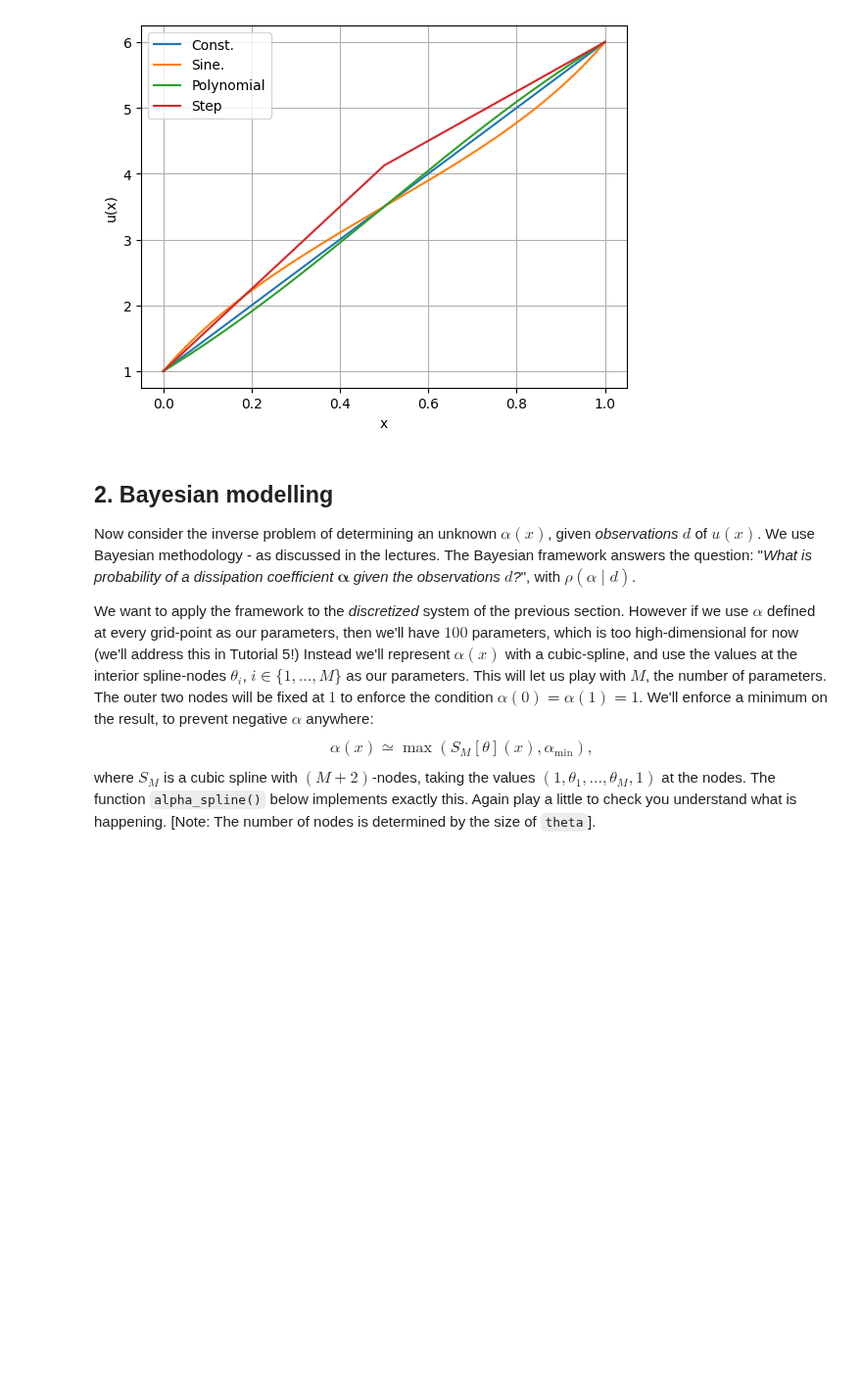
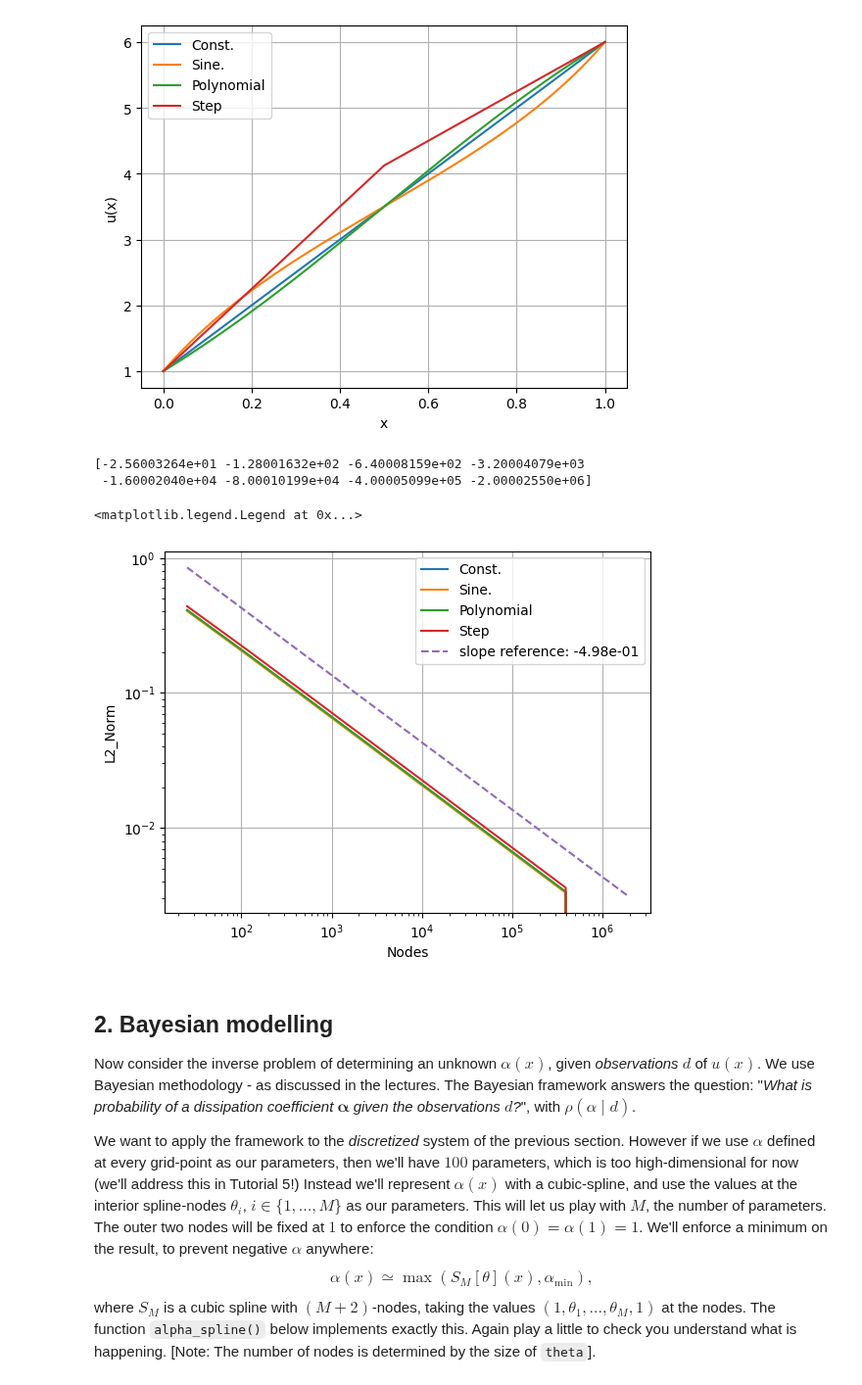
Before and after one commit to msahirs/CFD_IV, a Jupyter notebook: Tutorial3.ipynb, the cells around one changed output. Shown at 98% size. Saved outputs shown, nothing was run; the diff lists cells and outputs as text; code cells hidden in the pictures; blank space fills up the shorter version.

```diff
--- a/Tutorial3.ipynb
+++ b/Tutorial3.ipynb
@@ -135,3 +132,57 @@ pass
+# %%
+N_list = np.array([5**x for x in range(2,10)])
+
+def get_L2Norm(vals):
+
+    return np.sqrt(np.sum(vals**2))/vals.size
+
+u1_N,u2_N,u3_N,u4_N = [],[],[],[]
+
+for N in N_list:
+
+    x = np.linspace(0,1, N+1)
+
+
+    rhs = np.zeros(N+1) # LaPlace
+    # rhs = np.ones(N+1) * 1 # Poission
+
+    # choose alpha(x). Ensure that given dirichlet BCs are satisfied (alpha(x=0) = alpha(x=1) = 1)
+    alpha_1 = np.ones(N+1) # constant
+    alpha_2 = 1 + np.sin(np.pi*x) #sine
+    alpha_3 = 1 + x*(x-1) #polynomial
+    alpha_4 = np.copy(alpha_1)
+    alpha_4[x < 0.5] = 0.75
+    alpha_4[x >= 0.5] = 1.25
+    pass # OPTIONAL: try more alpha(x)
+
+
+    u1_N.append(get_L2Norm(solve_poisson(alpha_1, rhs, U0, U1)))
+    u2_N.append(get_L2Norm(solve_poisson(alpha_2, rhs, U0, U1)))
+    u3_N.append(get_L2Norm(solve_poisson(alpha_3, rhs, U0, U1)))
+    u4_N.append(get_L2Norm(solve_poisson(alpha_4, rhs, U0, U1)))
+
+
+plt.figure()
+plt.loglog(N_list, np.abs(np.hstack((np.diff(u1_N),0))), label = 'Const.')
+plt.loglog(N_list, np.abs(np.hstack((np.diff(u2_N),0))), label = 'Sine.')
+plt.loglog(N_list, np.abs(np.hstack((np.diff(u3_N),0))), label = 'Polynomial')
+plt.loglog(N_list, np.abs(np.hstack((np.diff(u4_N),0))), label = 'Step')
+
+plt.grid()
+plt.xlabel('Nodes')
+plt.ylabel('L2_Norm')
+
+res = stats.linregress(np.log10(N_list[:-1]), np.log10(np.abs(np.hstack((np.diff(u1_N))))))
+# print(res)
+print((res.slope*N_list) * 10.**res.intercept)
+plt.loglog(N_list, 10**(res.slope*np.log10(N_list)) * 100.**res.intercept, '--', label = f'slope reference: {res.slope:.2e}')
+
+plt.legend()
+# %% [output]
+[-2.56003264e+01 -1.28001632e+02 -6.40008159e+02 -3.20004079e+03
+ -1.60002040e+04 -8.00010199e+04 -4.00005099e+05 -2.00002550e+06]
+<matplotlib.legend.Legend at 0x...>
+[figure, added]
 # %% [markdown]
 ## 2. Bayesian modelling
 
```
Also changed, not shown: parts of 6 cells of this notebook, 1 other file.
